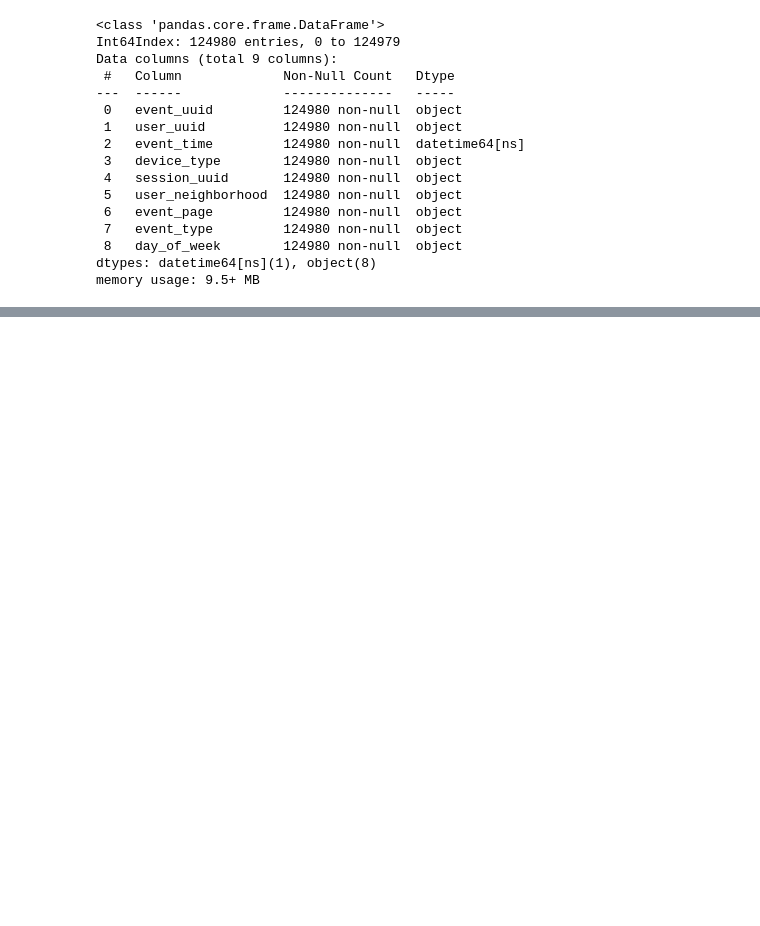
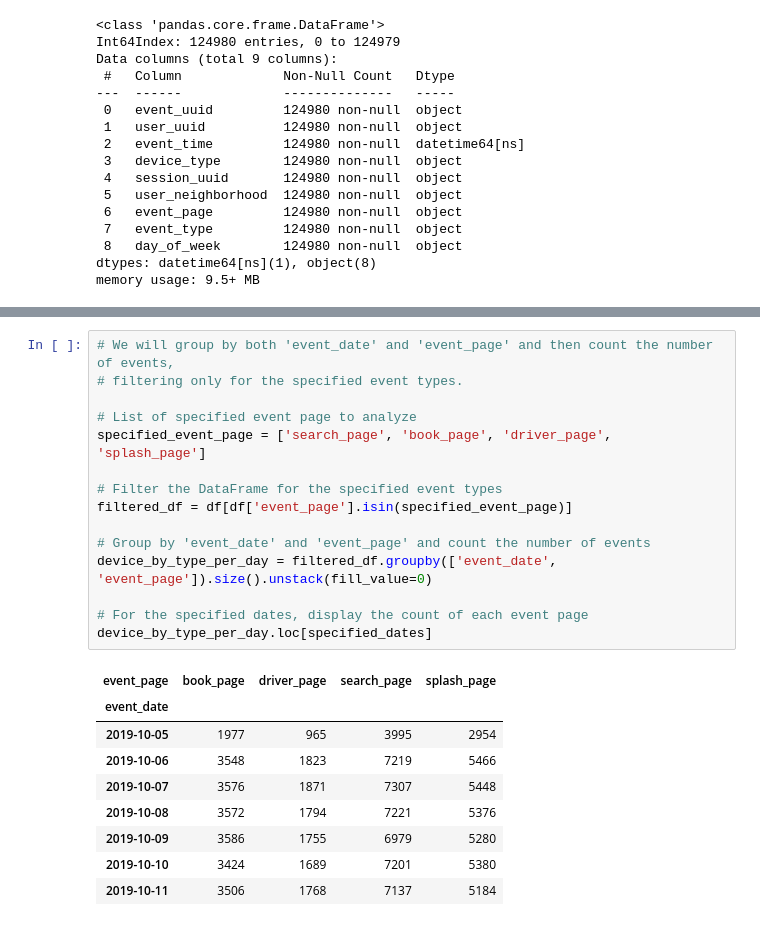
Before and after one commit to davimattar/udacity, a Jupyter notebook: log_extraction.ipynb, the cells around one changed output, grey strips where cells are left out. Drawn from its saved outputs; the diff is of its cells as text; blank space fills up the shorter version.

```diff
--- a/log_extraction.ipynb
+++ b/log_extraction.ipynb
@@ -84,0 +175,25 @@ memory usage: 9.5+ MB
+# %%
+# We will group by both 'event_date' and 'event_page' and then count the number of events,
+# filtering only for the specified event types.
+
+# List of specified event page to analyze
+specified_event_page = ['search_page', 'book_page', 'driver_page', 'splash_page']
+
+# Filter the DataFrame for the specified event types
+filtered_df = df[df['event_page'].isin(specified_event_page)]
+
+# Group by 'event_date' and 'event_page' and count the number of events
+device_by_type_per_day = filtered_df.groupby(['event_date', 'event_page']).size().unstack(fill_value=0)
+
+# For the specified dates, display the count of each event page
+device_by_type_per_day.loc[specified_dates]
+# %% [output]
+| event_page | book_page | driver_page | search_page | splash_page |
+| event_date |  |  |  |  |
+| 2019-10-05 | 1977 | 965 | 3995 | 2954 |
+| 2019-10-06 | 3548 | 1823 | 7219 | 5466 |
+| 2019-10-07 | 3576 | 1871 | 7307 | 5448 |
+| 2019-10-08 | 3572 | 1794 | 7221 | 5376 |
+| 2019-10-09 | 3586 | 1755 | 6979 | 5280 |
+| 2019-10-10 | 3424 | 1689 | 7201 | 5380 |
+| 2019-10-11 | 3506 | 1768 | 7137 | 5184 |
```
Also changed, not shown: parts of 8 cells of this notebook, 3 other files.
